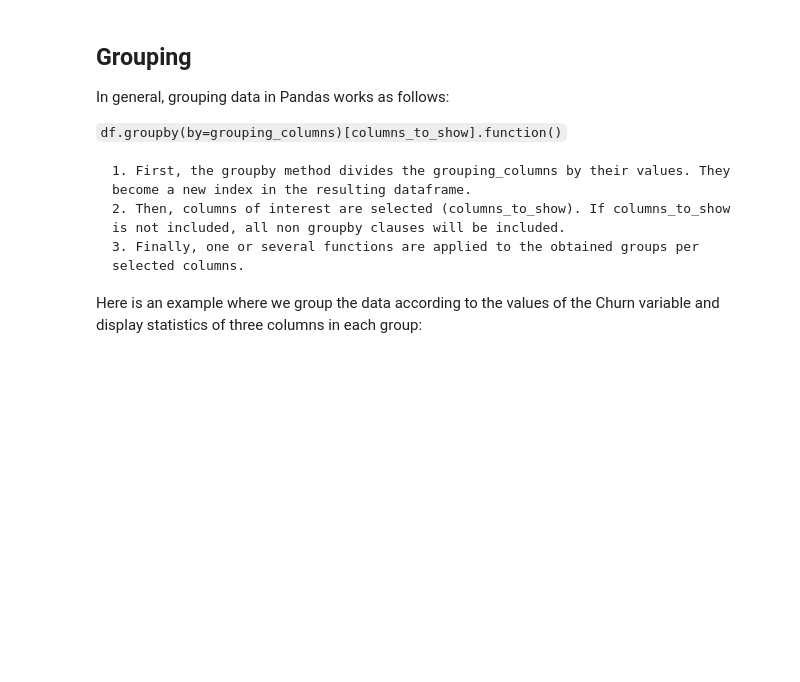
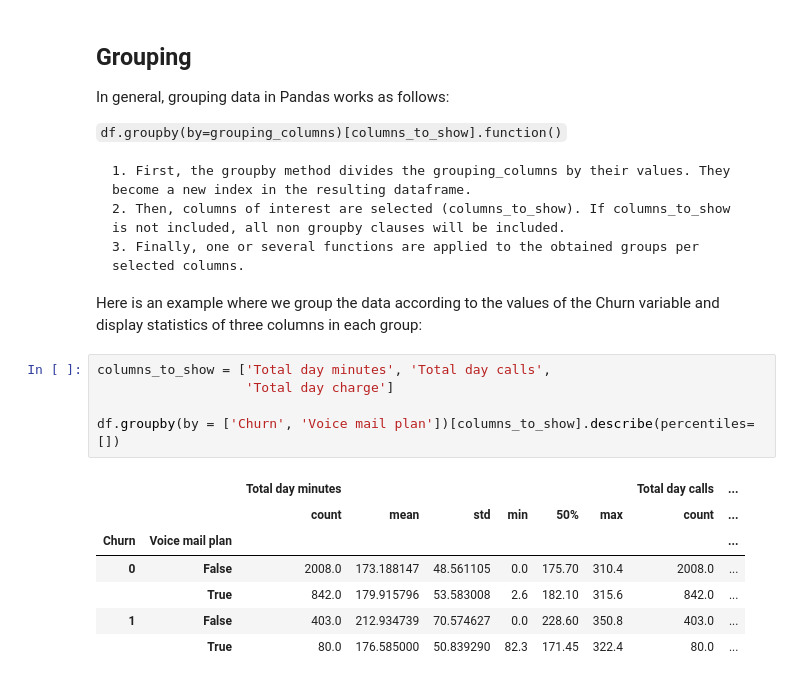
Before and after one commit to udohsolomon/My_python_deliberate_practice, a Jupyter notebook: Python Deliberate Practice Day7 - Churn prediction.ipynb, the cells around one changed output. Cells and saved outputs as stored; diff of their text form; blank space fills up the shorter version.

```diff
--- a/Python Deliberate Practice Day7 - Churn prediction.ipynb
+++ b/Python Deliberate Practice Day7 - Churn prediction.ipynb
@@ -352,3 +352,16 @@ In general, grouping data in Pandas works as follows:
     3. Finally, one or several functions are applied to the obtained groups per selected columns.
 
 Here is an example where we group the data according to the values of the Churn variable and display statistics of three columns in each group:
+# %%
+columns_to_show = ['Total day minutes', 'Total day calls',
+                   'Total day charge']
+
+df.groupby(by = ['Churn', 'Voice mail plan'])[columns_to_show].describe(percentiles=[])
+# %% [output]
+|  |  | Total day minutes |  |  |  |  |  | Total day calls | ... |
+|  |  | count | mean | std | min | 50% | max | count | ... |
+| Churn | Voice mail plan |  |  |  |  |  |  |  | ... |
+| 0 | False | 2008.0 | 173.188147 | 48.561105 | 0.0 | 175.70 | 310.4 | 2008.0 | ... |
+|  | True | 842.0 | 179.915796 | 53.583008 | 2.6 | 182.10 | 315.6 | 842.0 | ... |
+| 1 | False | 403.0 | 212.934739 | 70.574627 | 0.0 | 228.60 | 350.8 | 403.0 | ... |
+|  | True | 80.0 | 176.585000 | 50.839290 | 82.3 | 171.45 | 322.4 | 80.0 | ... |
```
Also changed, not shown: parts of 7 cells of this notebook.
